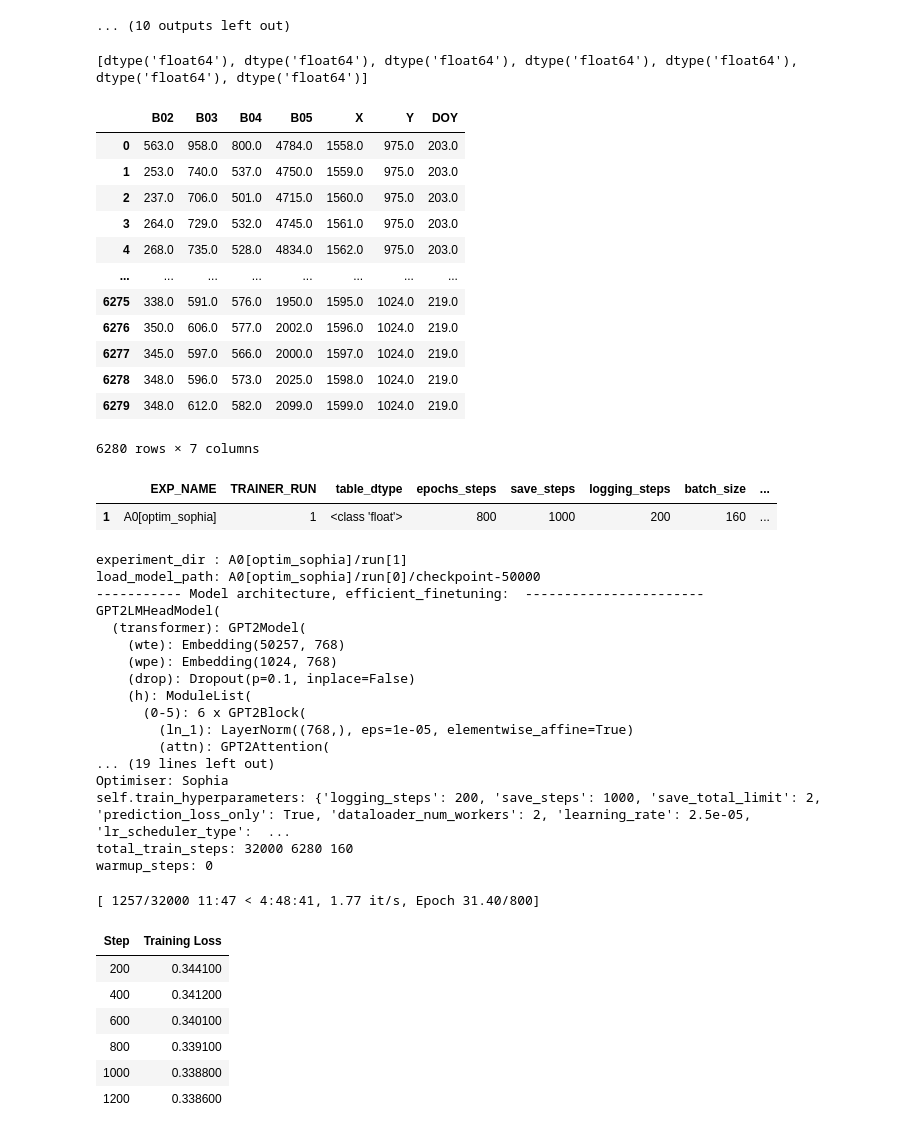
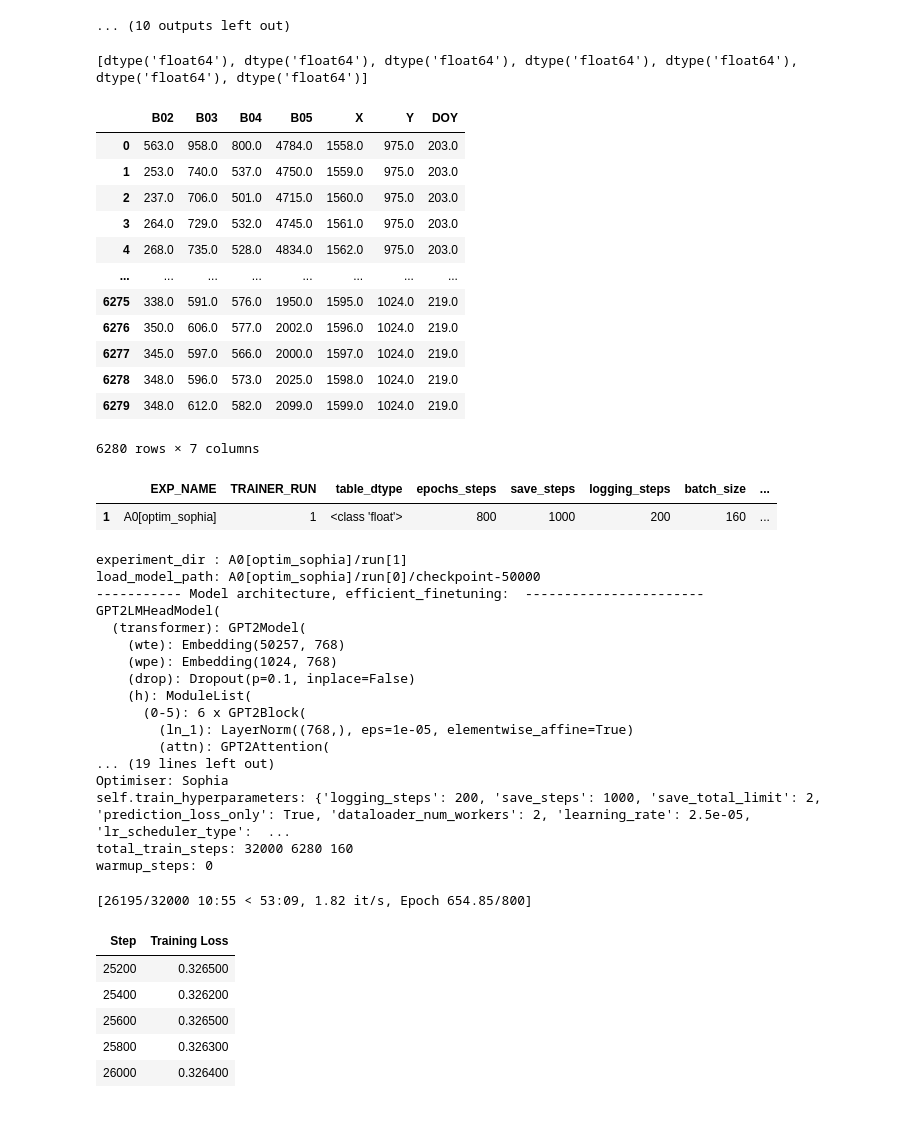
Before and after one commit to koyacolab/aispace, a Jupyter notebook: ai.ipynb, the cells around one changed output. Cells and saved outputs as stored; diff of their text form; code cells hidden in the pictures.

```diff
--- a/ai.ipynb
+++ b/ai.ipynb
@@ -412,7 +412,7 @@ print(model.model)
 print(f'----------------------------------------------------------------------------------------------------')
 # fn
 
-model.fit(data=data, optimizer=optimizer_fit, lr_fit=1e-4) #, resume_from_checkpoint=True)
+model.fit(data=data, optimizer=optimizer_fit, lr_fit=2e-5, resume_from_checkpoint=True)
 # model.fit(data=train_data, test_data=test_data)
 
 TRAINER_DICT.to_csv(f'{experiment_dir}.csv')
@@ -424,40 +424,39 @@ TRAINER_DICT.to_csv(f'{experiment_dir}.csv')
 | 2 | 237.0 | 706.0 | 501.0 | 4715.0 | 1560.0 | 975.0 | 203.0 |
 | 3 | 264.0 | 729.0 | 532.0 | 4745.0 | 1561.0 | 975.0 | 203.0 |
 | 4 | 268.0 | 735.0 | 528.0 | 4834.0 | 1562.0 | 975.0 | 203.0 |
 | ... | ... | ... | ... | ... | ... | ... | ... |
 | 6275 | 338.0 | 591.0 | 576.0 | 1950.0 | 1595.0 | 1024.0 | 219.0 |
 | 6276 | 350.0 | 606.0 | 577.0 | 2002.0 | 1596.0 | 1024.0 | 219.0 |
 | 6277 | 345.0 | 597.0 | 566.0 | 2000.0 | 1597.0 | 1024.0 | 219.0 |
 | 6278 | 348.0 | 596.0 | 573.0 | 2025.0 | 1598.0 | 1024.0 | 219.0 |
 | 6279 | 348.0 | 612.0 | 582.0 | 2099.0 | 1599.0 | 1024.0 | 219.0 |
 6280 rows × 7 columns
 |  | EXP_NAME | TRAINER_RUN | table_dtype | epochs_steps | save_steps | logging_steps | batch_size | ... |
 | 1 | A0[optim_sophia] | 1 | <class 'float'> | 800 | 1000 | 200 | 160 | ... |
 experiment_dir : A0[optim_sophia]/run[1]
 load_model_path: A0[optim_sophia]/run[0]/checkpoint-50000
 ----------- Model architecture, efficient_finetuning:  -----------------------
 GPT2LMHeadModel(
   (transformer): GPT2Model(
     (wte): Embedding(50257, 768)
     (wpe): Embedding(1024, 768)
     (drop): Dropout(p=0.1, inplace=False)
     (h): ModuleList(
       (0-5): 6 x GPT2Block(
         (ln_1): LayerNorm((768,), eps=1e-05, elementwise_affine=True)
         (attn): GPT2Attention(
 ... (19 lines left out)
 Optimiser: Sophia
 self.train_hyperparameters: {'logging_steps': 200, 'save_steps': 1000, 'save_total_limit': 2, 'prediction_loss_only': True, 'dataloader_num_workers': 2, 'learning_rate': 2.5e-05, 'lr_scheduler_type':  ...
 total_train_steps: 32000 6280 160
 warmup_steps: 0
-[ 1257/32000 11:47 < 4:48:41, 1.77 it/s, Epoch 31.40/800]
+[26195/32000 10:55 < 53:09, 1.82 it/s, Epoch 654.85/800]
 | Step | Training Loss |
-| 200 | 0.344100 |
-| 400 | 0.341200 |
-| 600 | 0.340100 |
-| 800 | 0.339100 |
-| 1000 | 0.338800 |
-| 1200 | 0.338600 |
+| 25200 | 0.326500 |
+| 25400 | 0.326200 |
+| 25600 | 0.326500 |
+| 25800 | 0.326300 |
+| 26000 | 0.326400 |
 # %%
 from google.colab import runtime
 runtime.unassign()
```
Also changed, not shown: 2 other files.
